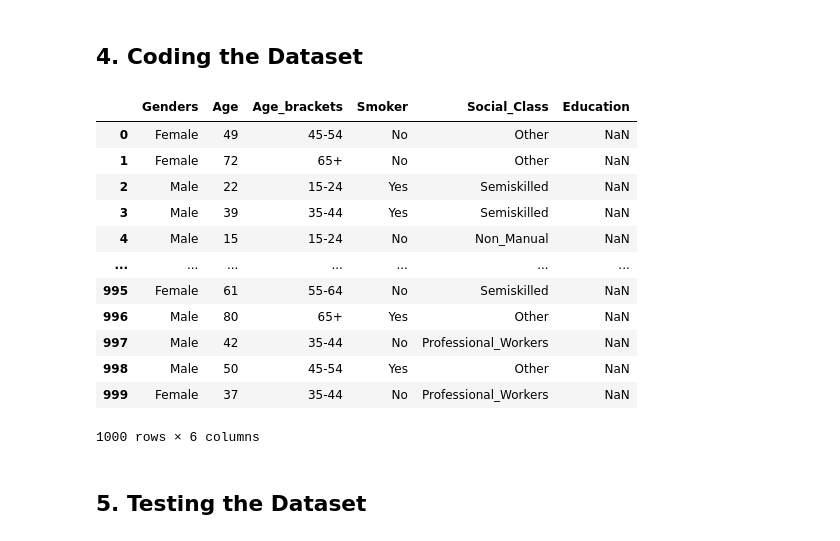
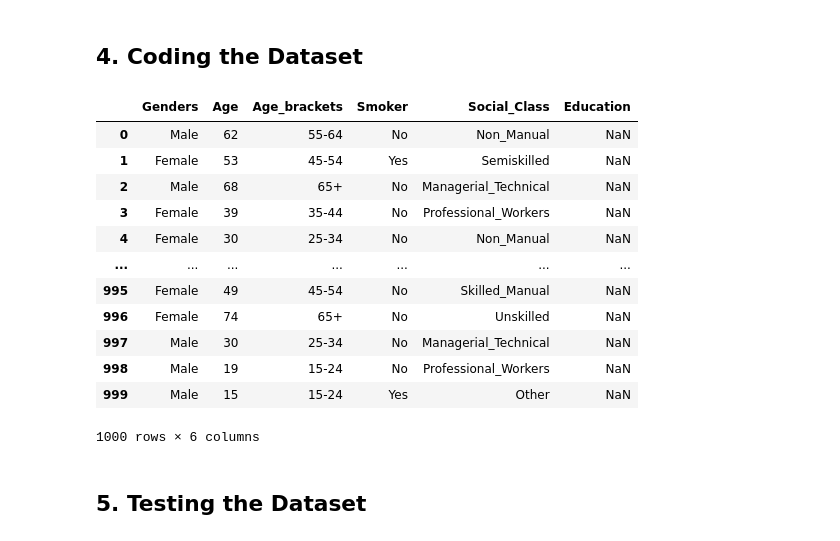
Before and after one commit to Scunnies/PfDA_Assignment, a Jupyter notebook: PfDA_Assignment.ipynb, the cells around one changed output. Saved outputs shown, nothing was run; the diff lists cells and outputs as text; code cells hidden in the pictures.

```diff
--- a/PfDA_Assignment.ipynb
+++ b/PfDA_Assignment.ipynb
@@ -126,51 +126,64 @@ Social_Class = np.random.choice(["Professional_Workers", "Managerial_Technical",
 # %%
 # overall dataframe categories
 df = pd.DataFrame(columns=['Genders', 'Age', 'Age_brackets','Smoker', 'Social_Class', 'Education'])
+
+# set the seed
+np.random.seed(1234)
 
 # dataframe for age
 df['Age'] = np.random.randint(15, 82, 1000)
 
 # Create a list of age bins
 age_groups = ['15-24', '25-34', '35-44', '45-54', '55-64', '65+']
 
 evaluation_bins = [15, 24, 34, 44, 54, 64, np.inf]
 
 df['Age_brackets'] = pd.cut(df['Age'], bins=evaluation_bins, labels=age_groups, include_lowest=True, right=False)
 
 #dataframe for genders
 Genders = ['Male', 'Female']
 df['Genders'] = np.random.choice(Genders, 1000, p=[0.497, 0.503])
 
 # dataframe for smokers
 smokers = ['Yes', 'No']  #Create the smoker/ non-smoker
 
-# function to assign smoker based on gender probabilities
+# function to assign smoker based on gender and age probabilities
 def smoker_gender(smoke):
-    if smoke == 'Male':
+    if smoke == 'Male' or 'Female' and '15-24':
+        return np.random.choice(smokers, p=[0.15, 0.85])
+    if smoke == 'Male' and '25-34':
         return np.random.choice(smokers, p=[0.20, 0.80])
-    if smoke == 'Female':
-        return np.random.choice(smokers, p=[0.17, 0.83])
+    if smoke == 'Male' and '35-44':
+        return np.random.choice(smokers, p=[0.21, 0.79])
+    if smoke == 'Male' and '45-54':
+        return np.random.choice(smokers, p=[0.24, 0.76])
+    if smoke == 'Male' and '55-64':
+        return np.random.choice(smokers, p=[0.19, 0.81])
+    if smoke == 'Male' and '65+':
+        return np.random.choice(smokers, p=[0.10, 0.90])
+    #if smoke == 'Female':
+        #return np.random.choice(smokers, p=[0.17, 0.83])
 
 df['Smoker'] = df['Genders'].apply(smoker_gender)
 
 # dataframe for social class
 classes = ['Professional_Workers', 'Managerial_Technical', 'Non_Manual', 'Skilled_Manual', 'Semiskilled', 'Unskilled', 'Other']
 df['Social_Class'] = np.random.choice(classes, size=1000, p=[0.081, 0.281, 0.176, 0.141, 0.105, 0.036, 0.180], replace=True)
 
 df
 # %% [output]
 |  | Genders | Age | Age_brackets | Smoker | Social_Class | Education |
-| 0 | Female | 49 | 45-54 | No | Other | NaN |
-| 1 | Female | 72 | 65+ | No | Other | NaN |
-| 2 | Male | 22 | 15-24 | Yes | Semiskilled | NaN |
-| 3 | Male | 39 | 35-44 | Yes | Semiskilled | NaN |
-| 4 | Male | 15 | 15-24 | No | Non_Manual | NaN |
+| 0 | Male | 62 | 55-64 | No | Non_Manual | NaN |
+| 1 | Female | 53 | 45-54 | Yes | Semiskilled | NaN |
+| 2 | Male | 68 | 65+ | No | Managerial_Technical | NaN |
+| 3 | Female | 39 | 35-44 | No | Professional_Workers | NaN |
+| 4 | Female | 30 | 25-34 | No | Non_Manual | NaN |
 | ... | ... | ... | ... | ... | ... | ... |
-| 995 | Female | 61 | 55-64 | No | Semiskilled | NaN |
-| 996 | Male | 80 | 65+ | Yes | Other | NaN |
-| 997 | Male | 42 | 35-44 | No | Professional_Workers | NaN |
-| 998 | Male | 50 | 45-54 | Yes | Other | NaN |
-| 999 | Female | 37 | 35-44 | No | Professional_Workers | NaN |
+| 995 | Female | 49 | 45-54 | No | Skilled_Manual | NaN |
+| 996 | Female | 74 | 65+ | No | Unskilled | NaN |
+| 997 | Male | 30 | 25-34 | No | Managerial_Technical | NaN |
+| 998 | Male | 19 | 15-24 | No | Professional_Workers | NaN |
+| 999 | Male | 15 | 15-24 | Yes | Other | NaN |
 1000 rows × 6 columns
 # %% [markdown]
 ## 5. Testing the Dataset  <a class="anchor" id="testing"></a>
```
Also changed, not shown: parts of 6 cells of this notebook.
